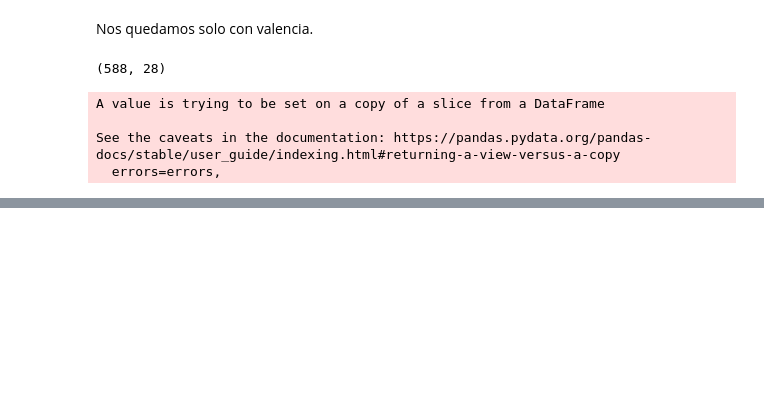
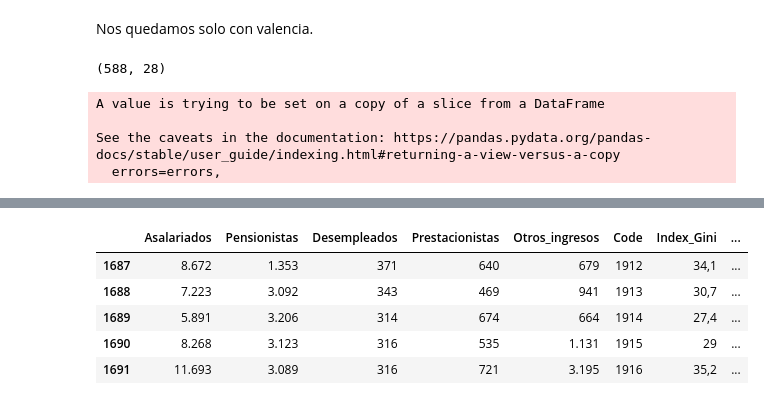
Before and after one commit to fbponz/tfm-jeff, a Jupyter notebook: datasets/data/Clean_data_and_create_dataset.ipynb, the cells around one changed output, grey strips where cells are left out. Drawn from its saved outputs; the diff is of its cells as text; code cells hidden in the pictures; blank space fills up the shorter version.

```diff
--- a/datasets/data/Clean_data_and_create_dataset.ipynb
+++ b/datasets/data/Clean_data_and_create_dataset.ipynb
@@ -168,0 +195,4 @@ dataset_valencia.head()
+# %%
+dataset_valencia['Code'] = dataset_valencia['Code'].astype(str)
+dataset_valencia['Code'] = (dataset_valencia['Code'].str[0:2]+dataset_valencia['Code'].str[3:5])
+dataset_valencia['Code'] = dataset_valencia['Code'].astype(int)
@@ -169,2 +215,11 @@ dataset_valencia.head()
+# %%
+dataset_valencia.tail()
+# %% [output]
+|  | Asalariados | Pensionistas | Desempleados | Prestacionistas | Otros_ingresos | Code | Index_Gini | ... |
+| 1687 | 8.672 | 1.353 | 371 | 640 | 679 | 1912 | 34,1 | ... |
+| 1688 | 7.223 | 3.092 | 343 | 469 | 941 | 1913 | 30,7 | ... |
+| 1689 | 5.891 | 3.206 | 314 | 674 | 664 | 1914 | 27,4 | ... |
+| 1690 | 8.268 | 3.123 | 316 | 535 | 1.131 | 1915 | 29 | ... |
+| 1691 | 11.693 | 3.089 | 316 | 721 | 3.195 | 1916 | 35,2 | ... |
 # %%
 dataset_valencia.to_csv(r'dataset_ine_valencia.csv')
```
Also changed, not shown: parts of 4 cells of this notebook, 1 other file.
